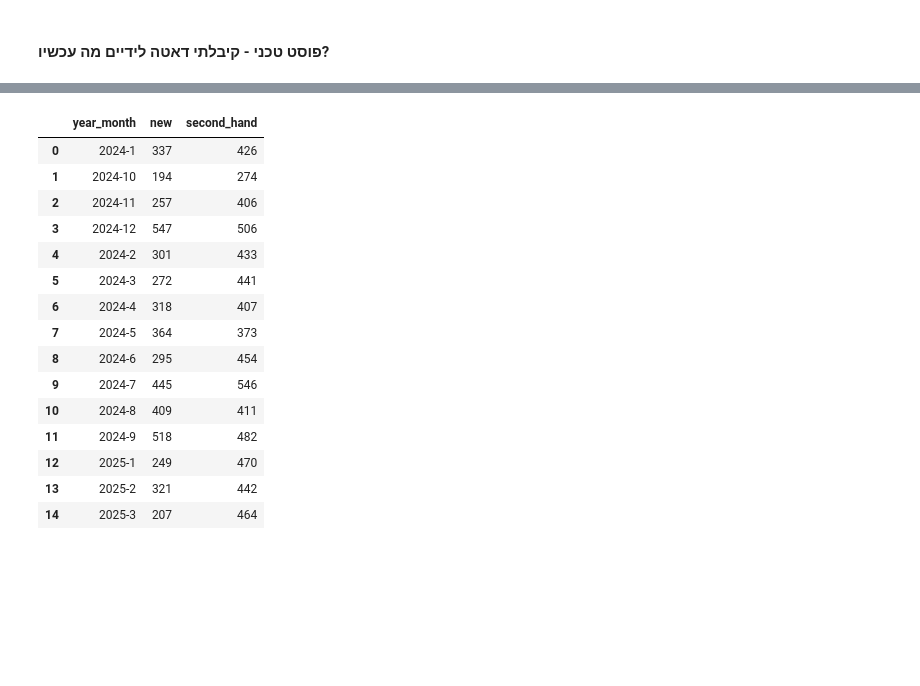
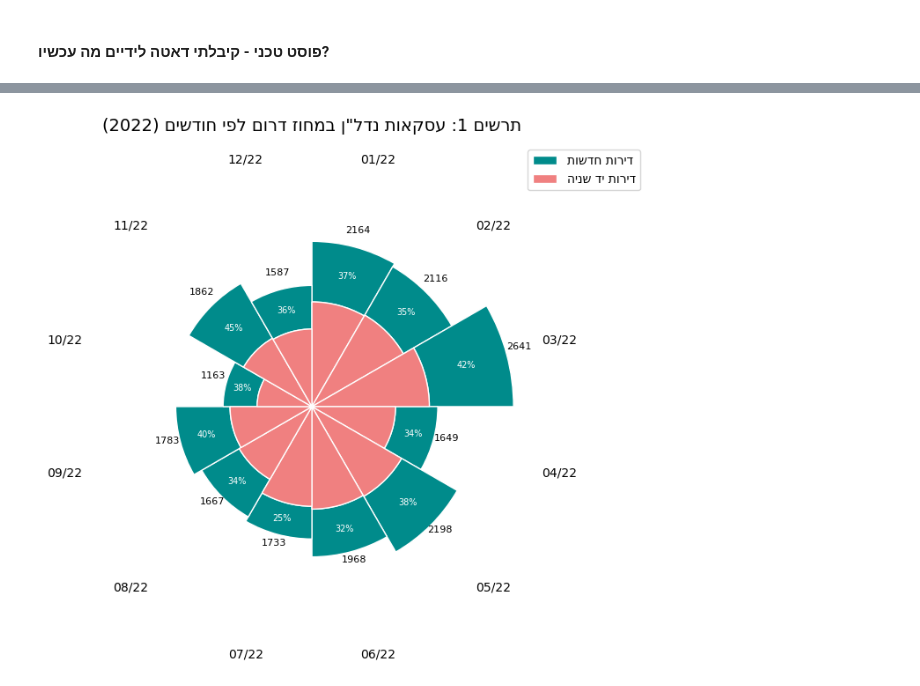
Before and after one commit to Saarp84/portfolio, a Jupyter notebook: Nadlan/nadlaning.ipynb, the cells around one changed output, grey strips where cells are left out. Cells and saved outputs as stored; diff of their text form; code cells hidden in the pictures; blank space fills up the shorter version.

```diff
--- a/Nadlan/nadlaning.ipynb
+++ b/Nadlan/nadlaning.ipynb
@@ -253,19 +292,0 @@ def get_monthly_summary_plus(data: pd.DataFrame, region: str, year: int) -> pd.D
-# %%
-get_monthly_summary_plus(long_df, 'jerusalem', 2024)
-# %% [output]
-|  | year_month | new | second_hand |
-| 0 | 2024-1 | 337 | 426 |
-| 1 | 2024-10 | 194 | 274 |
-| 2 | 2024-11 | 257 | 406 |
-| 3 | 2024-12 | 547 | 506 |
-| 4 | 2024-2 | 301 | 433 |
-| 5 | 2024-3 | 272 | 441 |
-| 6 | 2024-4 | 318 | 407 |
-| 7 | 2024-5 | 364 | 373 |
-| 8 | 2024-6 | 295 | 454 |
-| 9 | 2024-7 | 445 | 546 |
-| 10 | 2024-8 | 409 | 411 |
-| 11 | 2024-9 | 518 | 482 |
-| 12 | 2025-1 | 249 | 470 |
-| 13 | 2025-2 | 321 | 442 |
-| 14 | 2025-3 | 207 | 464 |
@@ -364,0 +295,4 @@ def plot_monthly_rose(data: pd.DataFrame, region: str, title: str, year: int):
+# %%
+plot_monthly_rose(long_df, region='south', title = 'תרשים 1: עסקאות נדל"ן במחוז דרום לפי חודשים' , year=2022)
+# %% [output]
+[figure, added]
```
Also changed, not shown: parts of 11 cells of this notebook.
